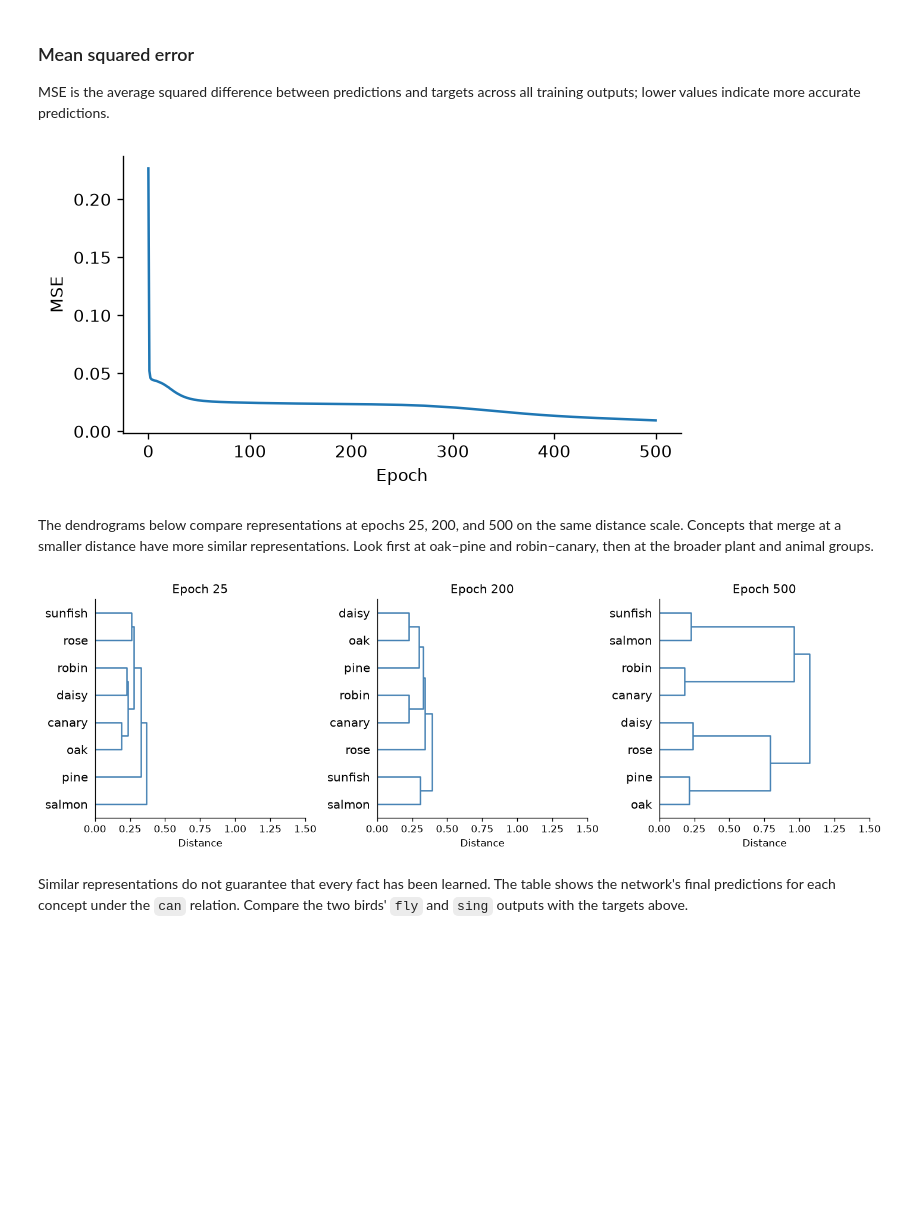
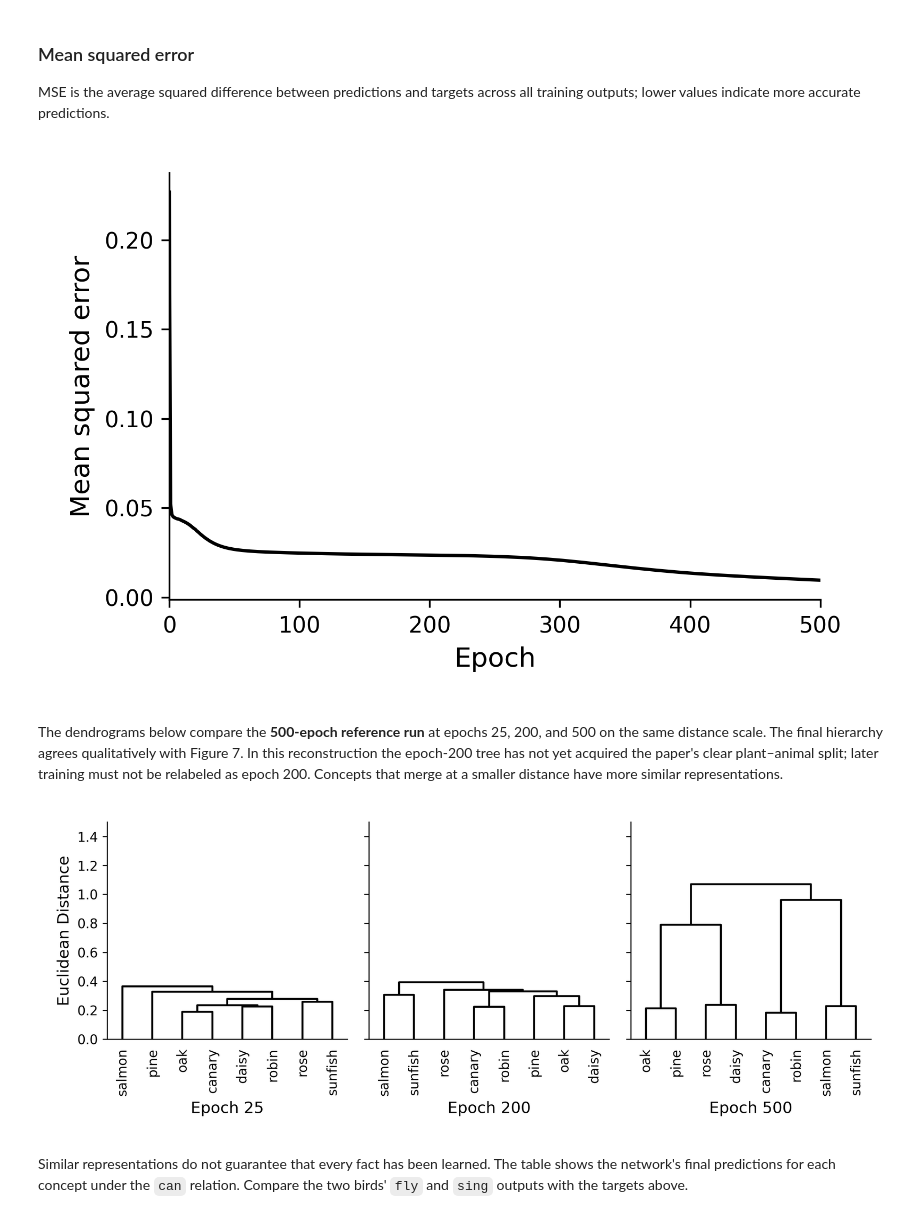
Before and after one commit to h4ch1m1/complementary-learning-systems, a Jupyter notebook: notebooks/cls1995/semantic/semantic_knowledge.ipynb, the cells around one changed output. Cells and saved outputs as stored; diff of their text form; code cells hidden in the pictures; blank space fills up the shorter version.

```diff
--- a/notebooks/cls1995/semantic/semantic_knowledge.ipynb
+++ b/notebooks/cls1995/semantic/semantic_knowledge.ipynb
@@ -199,22 +190,22 @@ MSE: 0.22672 → 0.00951
 
 MSE is the average squared difference between predictions and targets across all training outputs; lower values indicate more accurate predictions.
 # %%
-plt.figure(figsize=(6, 3))
-plt.plot(losses)
-plt.xlabel('Epoch')
-plt.ylabel('MSE')
+fig = figures.semantic_error(losses)
+fig.tight_layout()
 plt.show()
 # %% [output]
-[figure, old version]
+[figure, new version]
 # %% [markdown]
-The dendrograms below compare representations at epochs 25, 200, and 500 on the same distance scale. Concepts that merge at a smaller distance have more similar representations. Look first at oak–pine and robin–canary, then at the broader plant and animal groups.
+The dendrograms below compare the **500-epoch reference run** at epochs 25, 200, and 500 on the same distance scale. The final hierarchy agrees qualitatively with Figure 7. In this reconstruction the epoch-200 tree has not yet acquired the paper's clear plant–animal split; later training must not be relabeled as epoch 200. Concepts that merge at a smaller distance have more similar representations.
 # %%
 leaves = ['oak', 'pine', 'rose', 'daisy', 'canary', 'robin', 'salmon', 'sunfish']
 indices = [concepts.index(item) for item in leaves]
 
 plot_clusters({e: snapshots[e] for e in [25, 200, 500]}, indices, leaves)
+plt.gcf().tight_layout()
+plt.show()
 # %% [output]
-[figure, old version]
+[figure, new version]
 # %% [markdown]
 Similar representations do not guarantee that every fact has been learned. The table shows the network's final predictions for each concept under the `can` relation. Compare the two birds' `fly` and `sing` outputs with the targets above.
 # %%
```
Also changed, not shown: parts of 8 cells of this notebook, 43 other files.
